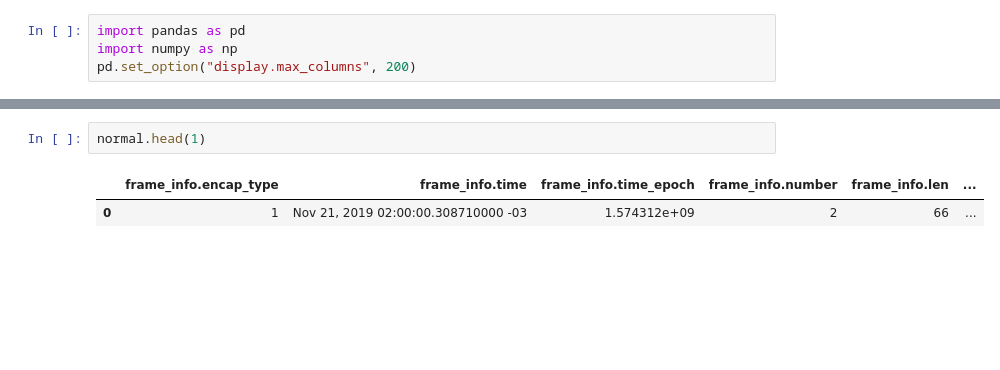
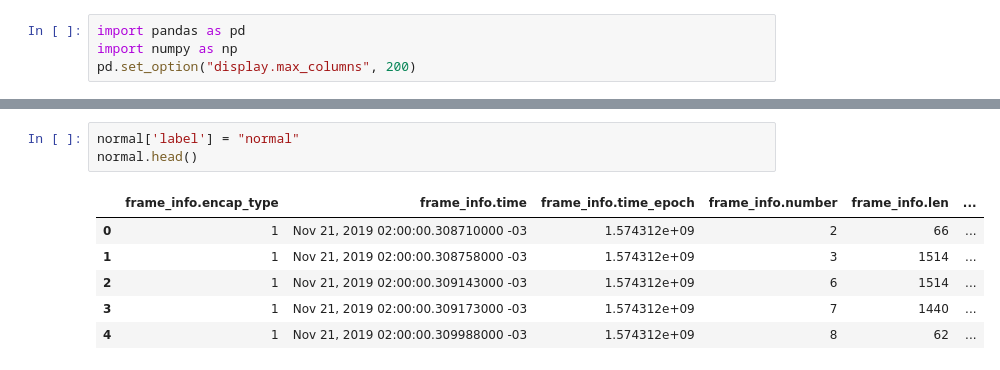
Before and after one commit to gubertoli/ProbingDataset, a Jupyter notebook: EDA & Pre-processing.ipynb, the cells around one changed output, grey strips where cells are left out. Saved outputs shown, nothing was run; the diff lists cells and outputs as text; blank space fills up the shorter version.

```diff
--- a/EDA & Pre-processing.ipynb
+++ b/EDA & Pre-processing.ipynb
@@ -30,5 +81,10 @@ df_labeled.head(2)
 # %%
-normal.head(1)
+normal['label'] = "normal"
+normal.head()
 # %% [output]
 |  | frame_info.encap_type | frame_info.time | frame_info.time_epoch | frame_info.number | frame_info.len | ... |
 | 0 | 1 | Nov 21, 2019 02:00:00.308710000 -03 | 1.574312e+09 | 2 | 66 | ... |
+| 1 | 1 | Nov 21, 2019 02:00:00.308758000 -03 | 1.574312e+09 | 3 | 1514 | ... |
+| 2 | 1 | Nov 21, 2019 02:00:00.309143000 -03 | 1.574312e+09 | 6 | 1514 | ... |
+| 3 | 1 | Nov 21, 2019 02:00:00.309173000 -03 | 1.574312e+09 | 7 | 1440 | ... |
+| 4 | 1 | Nov 21, 2019 02:00:00.309988000 -03 | 1.574312e+09 | 8 | 62 | ... |
```
Also changed, not shown: parts of 7 cells of this notebook, 5 other files.
